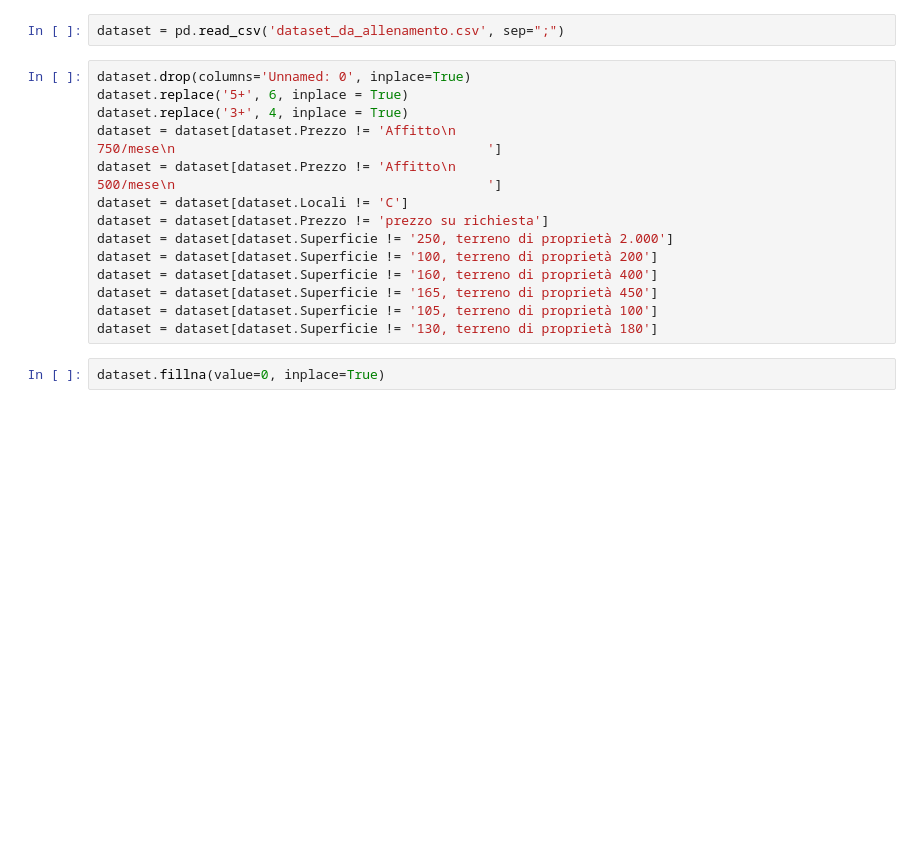
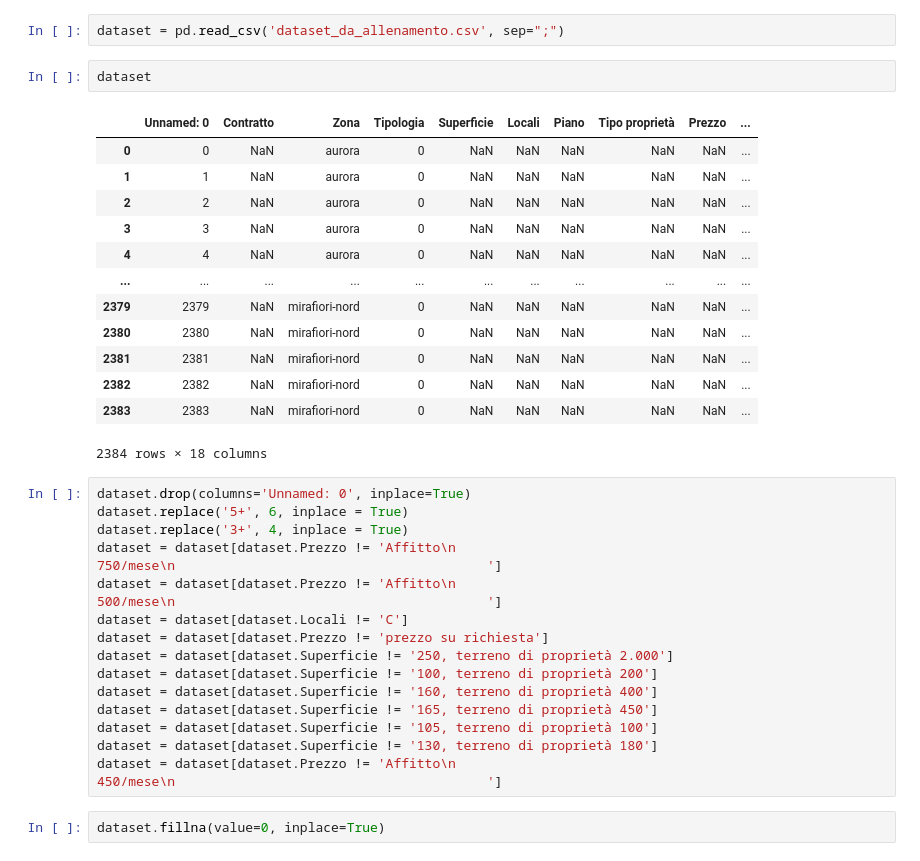
Before and after one commit to wonka929/house_scraping_and_regression, a Jupyter notebook: Regressione_affitti.ipynb, the cells around one changed output. Cells and saved outputs as stored; diff of their text form; blank space fills up the shorter version.

```diff
--- a/Regressione_affitti.ipynb
+++ b/Regressione_affitti.ipynb
@@ -3,6 +3,22 @@ import pandas as pd
 import csv
 # %%
 dataset = pd.read_csv('dataset_da_allenamento.csv', sep=";")
+# %%
+dataset
+# %% [output]
+|  | Unnamed: 0 | Contratto | Zona | Tipologia | Superficie | Locali | Piano | Tipo proprietà | Prezzo | ... |
+| 0 | 0 | NaN | aurora | 0 | NaN | NaN | NaN | NaN | NaN | ... |
+| 1 | 1 | NaN | aurora | 0 | NaN | NaN | NaN | NaN | NaN | ... |
+| 2 | 2 | NaN | aurora | 0 | NaN | NaN | NaN | NaN | NaN | ... |
+| 3 | 3 | NaN | aurora | 0 | NaN | NaN | NaN | NaN | NaN | ... |
+| 4 | 4 | NaN | aurora | 0 | NaN | NaN | NaN | NaN | NaN | ... |
+| ... | ... | ... | ... | ... | ... | ... | ... | ... | ... | ... |
+| 2379 | 2379 | NaN | mirafiori-nord | 0 | NaN | NaN | NaN | NaN | NaN | ... |
+| 2380 | 2380 | NaN | mirafiori-nord | 0 | NaN | NaN | NaN | NaN | NaN | ... |
+| 2381 | 2381 | NaN | mirafiori-nord | 0 | NaN | NaN | NaN | NaN | NaN | ... |
+| 2382 | 2382 | NaN | mirafiori-nord | 0 | NaN | NaN | NaN | NaN | NaN | ... |
+| 2383 | 2383 | NaN | mirafiori-nord | 0 | NaN | NaN | NaN | NaN | NaN | ... |
+2384 rows × 18 columns
 # %%
 dataset.drop(columns='Unnamed: 0', inplace=True)
 dataset.replace('5+', 6, inplace = True)
@@ -17,6 +33,7 @@ dataset = dataset[dataset.Superficie != '160, terreno di proprietà 400']
 dataset = dataset[dataset.Superficie != '165, terreno di proprietà 450']
 dataset = dataset[dataset.Superficie != '105, terreno di proprietà 100']
 dataset = dataset[dataset.Superficie != '130, terreno di proprietà 180']
+dataset = dataset[dataset.Prezzo != 'Affitto\n                                                                                    450/mese\n                                        ']
 # %%
 dataset.fillna(value=0, inplace=True)
 # %%
```
Also changed, not shown: parts of 10 cells of this notebook, 19 other files.
